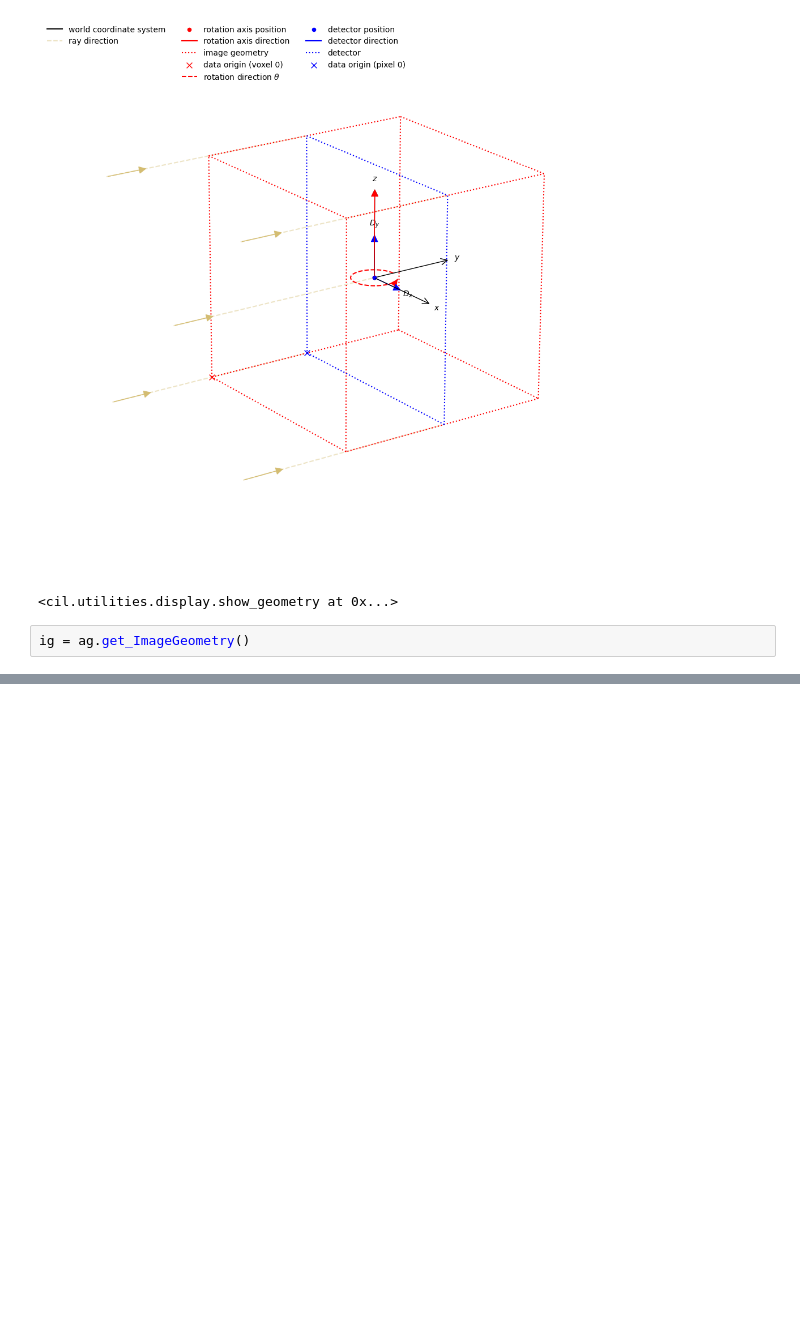
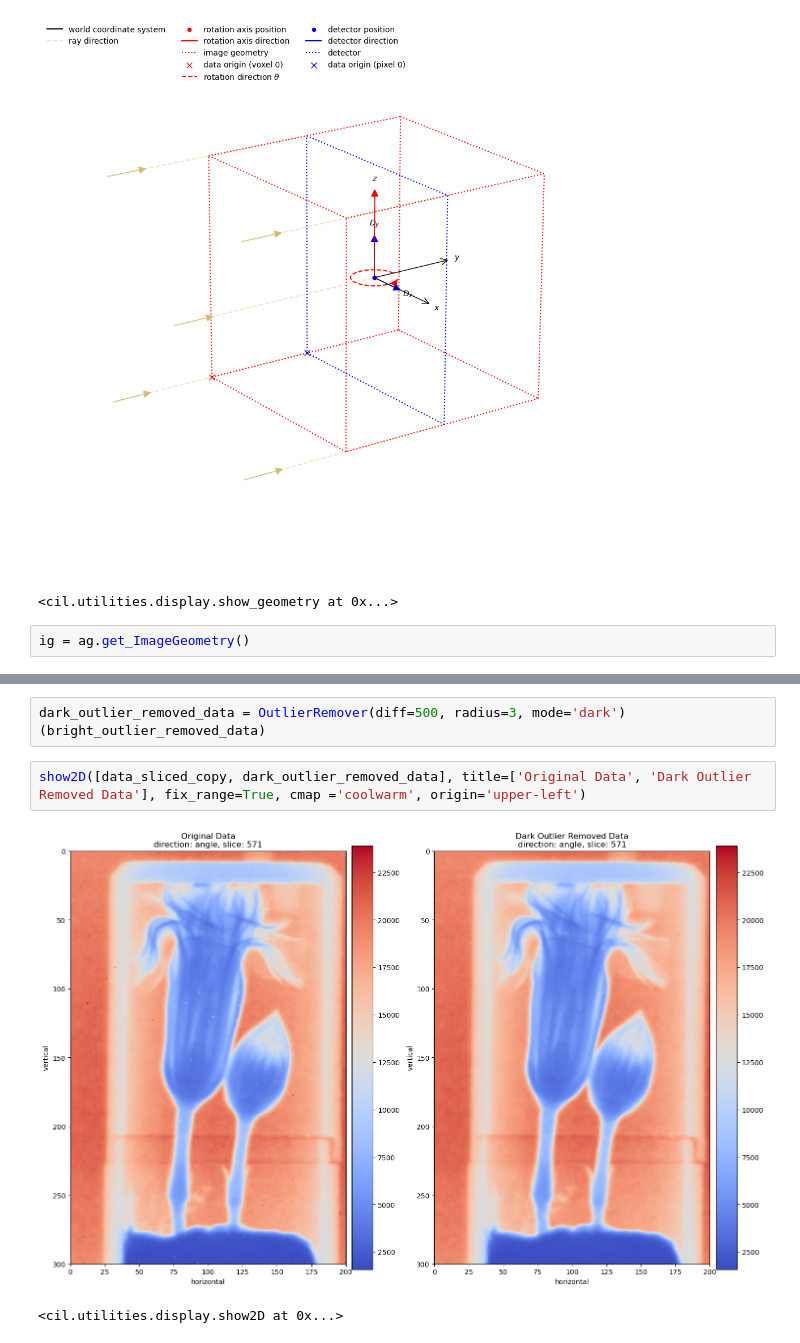
Before and after one commit to TomographicImaging/CIL, a Jupyter notebook: Wrappers/Python/cil/processors/RemoveOutlier_Notebook.ipynb, the cells around one changed output, grey strips where cells are left out. Saved outputs shown, nothing was run; the diff lists cells and outputs as text; blank space fills up the shorter version.

```diff
--- a/Wrappers/Python/cil/processors/RemoveOutlier_Notebook.ipynb
+++ b/Wrappers/Python/cil/processors/RemoveOutlier_Notebook.ipynb
@@ -68 +98,8 @@ show2D(dataContainer_copy - outlier_removed_data, title='Difference Image', cmap
 <cil.utilities.display.show2D at 0x...>
+# %%
+dark_outlier_removed_data = OutlierRemover(diff=500, radius=3, mode='dark')(bright_outlier_removed_data)
+# %%
+show2D([data_sliced_copy, dark_outlier_removed_data], title=['Original Data', 'Dark Outlier Removed Data'], fix_range=True, cmap ='coolwarm', origin='upper-left')
+# %% [output]
+[figure, added]
+<cil.utilities.display.show2D at 0x...>
```
Also changed, not shown: parts of 10 cells of this notebook.
